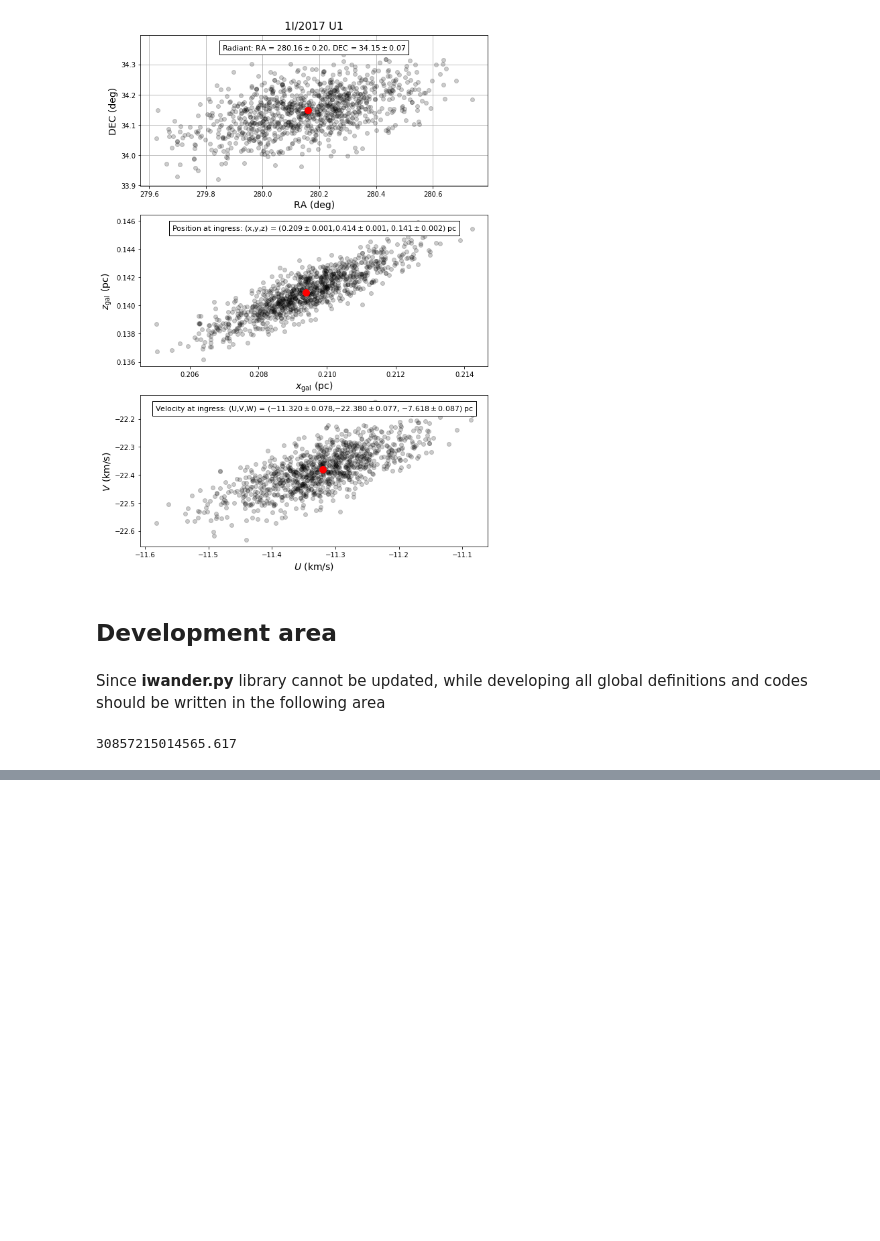
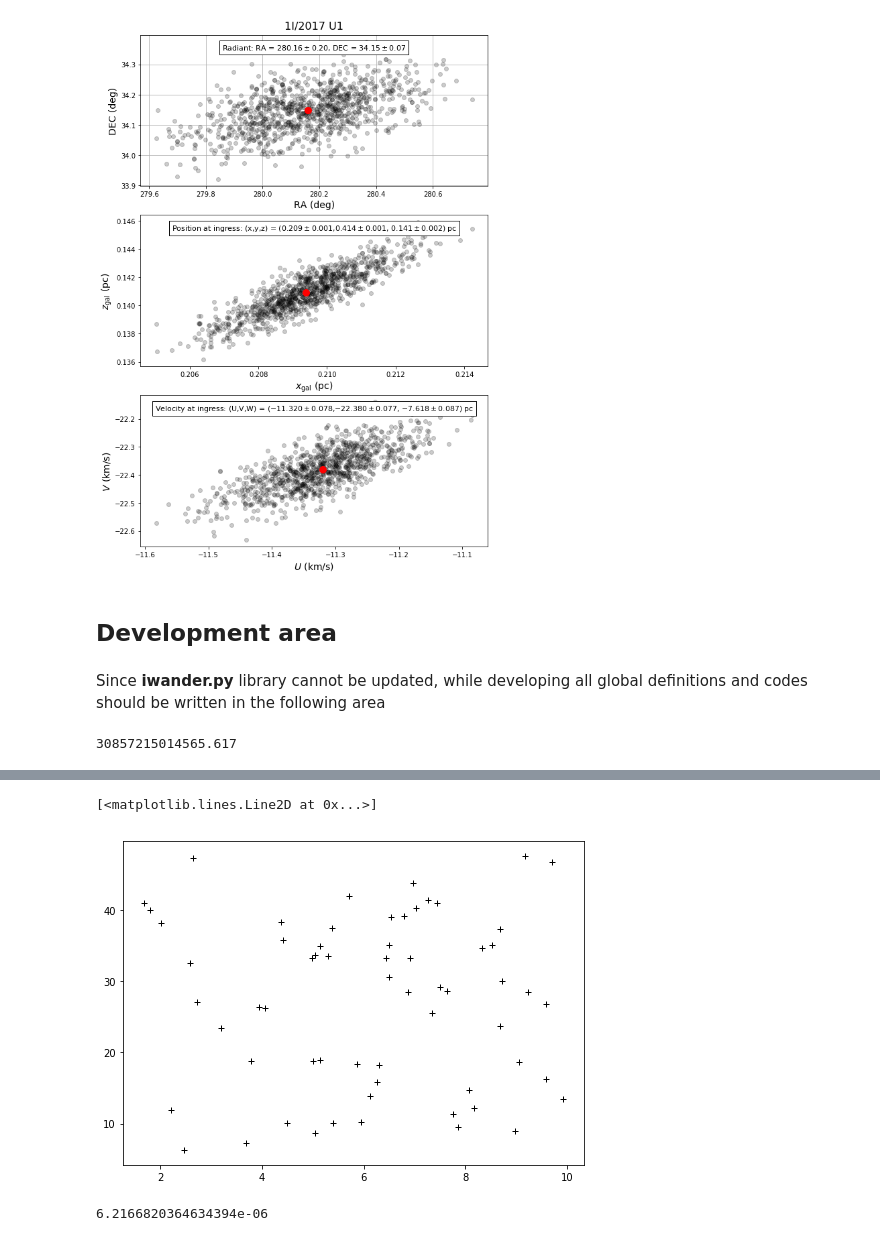
Before and after one commit to seap-udea/iWander, a Jupyter notebook: dev/analysis.ipynb, the cells around one changed output, grey strips where cells are left out. Saved outputs shown, nothing was run; the diff lists cells and outputs as text; code cells hidden in the pictures; blank space fills up the shorter version.

```diff
--- a/dev/analysis.ipynb
+++ b/dev/analysis.ipynb
@@ -220,0 +253,11 @@ def subPlots(panels,ncols=1,l=0.1,b=0.1,w=0.8,figsize=(8,6),dh=None,dw=None,fac=
+# %%
+fig,axs=subPlots([1])
+
+ax=axs[0][0]
+
+ax.plot(datacan.dmin,datacan.vrel,'k+')
+
+#ax.set_ylim((0,100))
+# %% [output]
+[<matplotlib.lines.Line2D at 0x...>]
+[figure, added]
@@ -220,0 +266,4 @@ def subPlots(panels,ncols=1,l=0.1,b=0.1,w=0.8,figsize=(8,6),dh=None,dw=None,fac=
+# %%
+vt**2/100
+# %% [output]
+6.2166820364634394e-06
```
Also changed, not shown: parts of 10 cells of this notebook, 5 other files.
